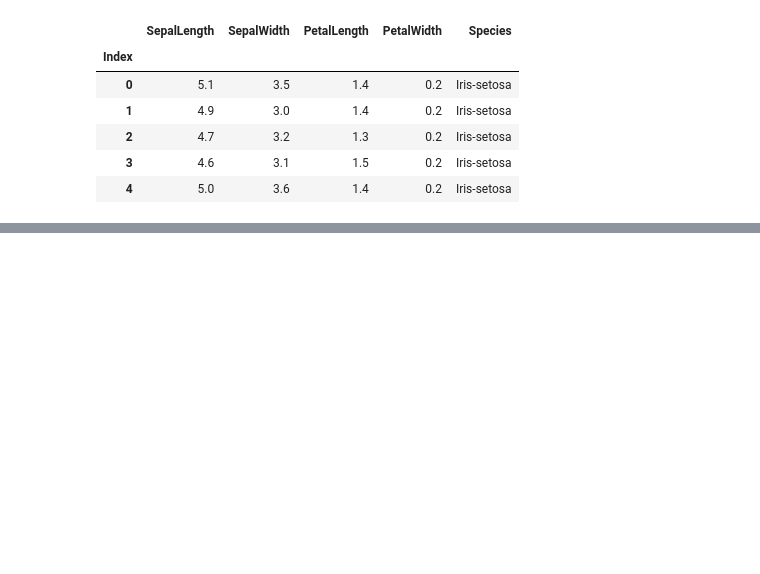
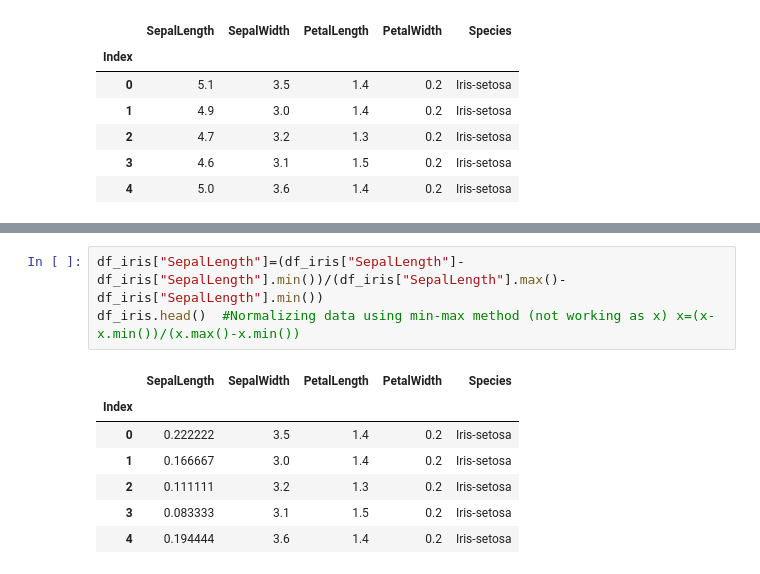
Before and after one commit to Nandit12/Iris, a Jupyter notebook: IRIS.ipynb, the cells around one changed output, grey strips where cells are left out. Drawn from its saved outputs; the diff is of its cells as text; blank space fills up the shorter version.

```diff
--- a/IRIS.ipynb
+++ b/IRIS.ipynb
@@ -28,0 +53,11 @@ df_iris.head()
+# %%
+df_iris["SepalLength"]=(df_iris["SepalLength"]-df_iris["SepalLength"].min())/(df_iris["SepalLength"].max()-df_iris["SepalLength"].min())
+df_iris.head()  #Normalizing data using min-max method (not working as x) x=(x-x.min())/(x.max()-x.min())
+# %% [output]
+|  | SepalLength | SepalWidth | PetalLength | PetalWidth | Species |
+| Index |  |  |  |  |  |
+| 0 | 0.222222 | 3.5 | 1.4 | 0.2 | Iris-setosa |
+| 1 | 0.166667 | 3.0 | 1.4 | 0.2 | Iris-setosa |
+| 2 | 0.111111 | 3.2 | 1.3 | 0.2 | Iris-setosa |
+| 3 | 0.083333 | 3.1 | 1.5 | 0.2 | Iris-setosa |
+| 4 | 0.194444 | 3.6 | 1.4 | 0.2 | Iris-setosa |
```
Also changed, not shown: parts of 21 cells of this notebook.
